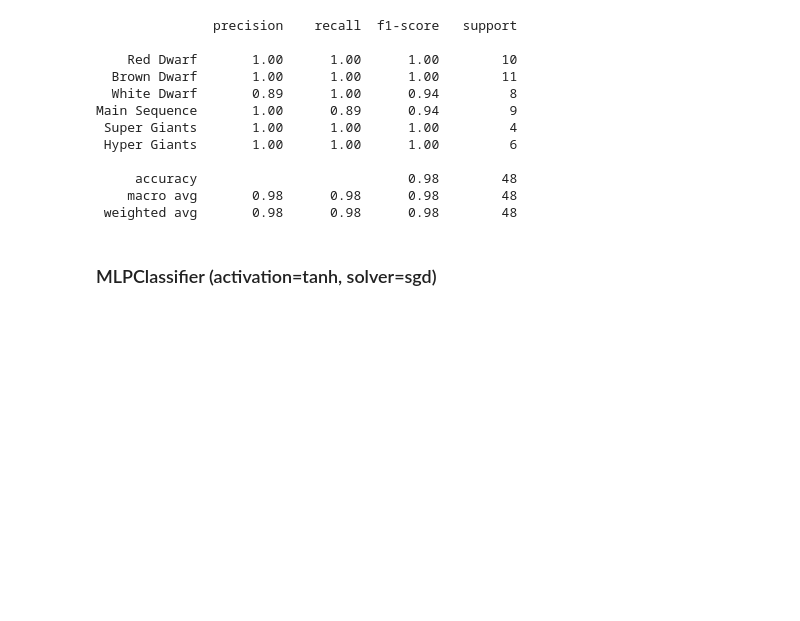
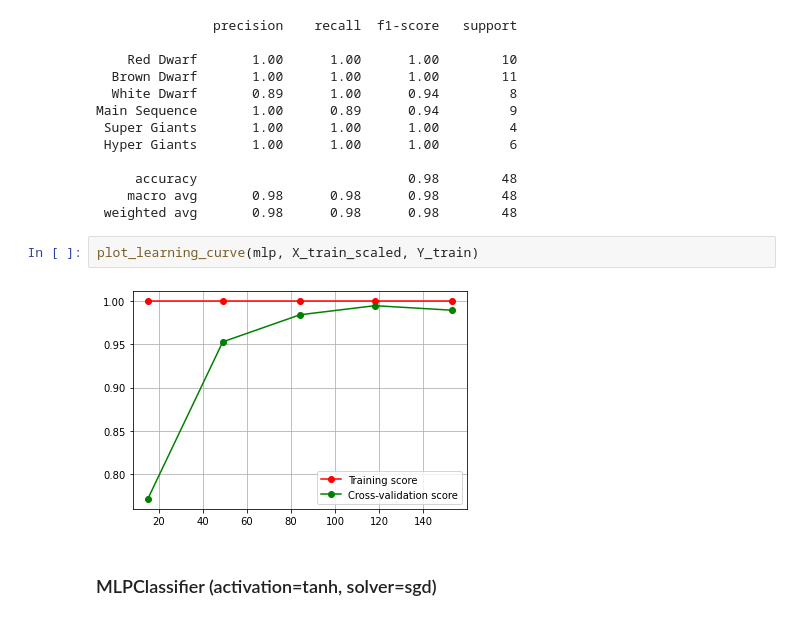
Before and after one commit to adamzv/Zverka_NS2021, a Jupyter notebook: zverka_stars_classification.ipynb, the cells around one changed output. Saved outputs shown, nothing was run; the diff lists cells and outputs as text; blank space fills up the shorter version.

```diff
--- a/zverka_stars_classification.ipynb
+++ b/zverka_stars_classification.ipynb
@@ -350,6 +371,10 @@ Main Sequence       1.00      0.89      0.94         9
      accuracy                           0.98        48
     macro avg       0.98      0.98      0.98        48
  weighted avg       0.98      0.98      0.98        48
+# %%
+plot_learning_curve(mlp, X_train_scaled, Y_train)
+# %% [output]
+[figure, added]
 # %% [markdown]
 ### MLPClassifier (activation=tanh, solver=sgd)
 # %% [markdown]
```
Also changed, not shown: parts of 13 cells of this notebook.
